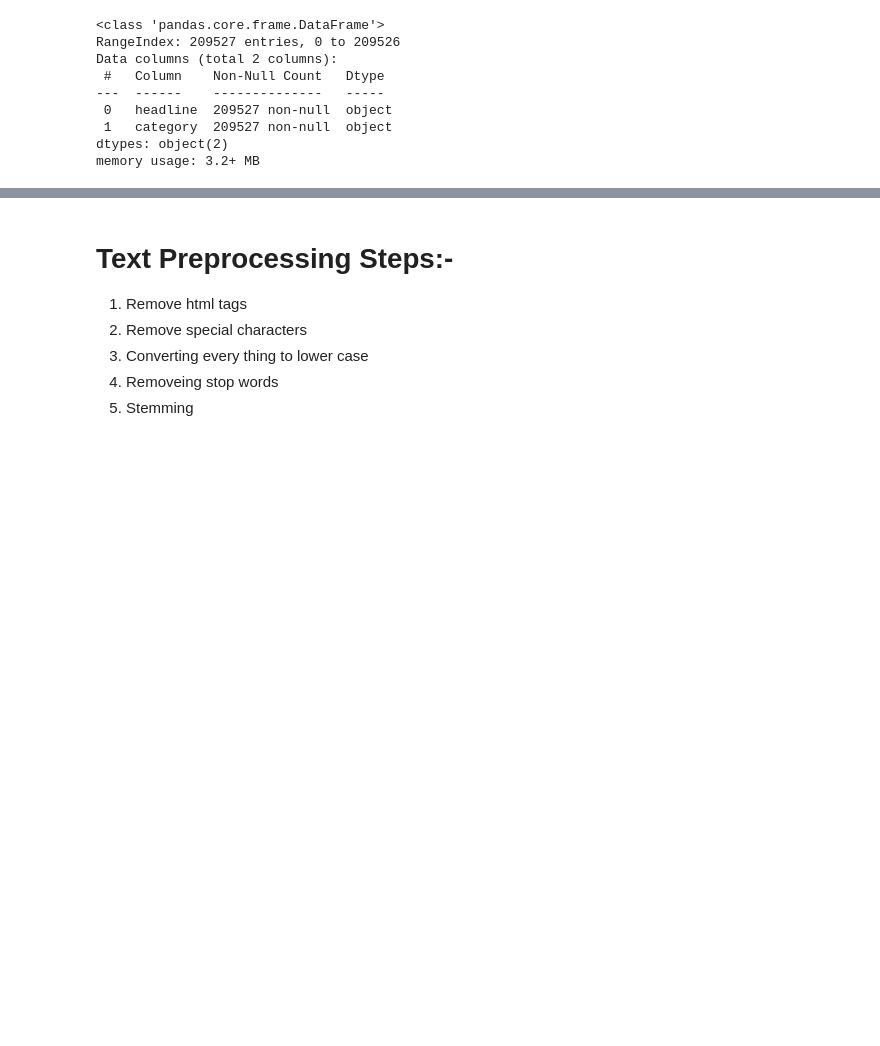
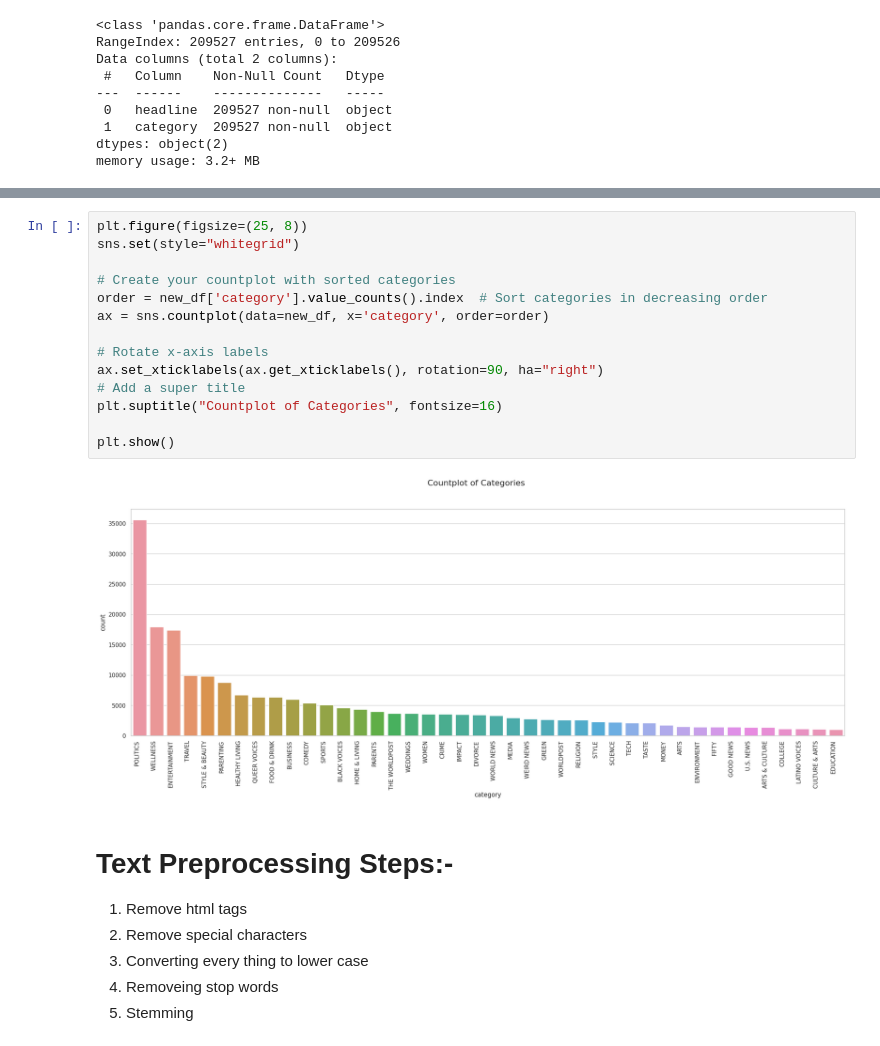
Before and after one commit to rkgupta7463/ML-projects-code, a Jupyter notebook: news_categories_analysis.ipynb, the cells around one changed output, grey strips where cells are left out. Drawn from its saved outputs; the diff is of its cells as text; blank space fills up the shorter version.

```diff
--- a/news_categories_analysis.ipynb
+++ b/news_categories_analysis.ipynb
@@ -99,3 +127,19 @@ memory usage: 3.2+ MB
+# %%
+plt.figure(figsize=(25, 8))
+sns.set(style="whitegrid")
+
+# Create your countplot with sorted categories
+order = new_df['category'].value_counts().index  # Sort categories in decreasing order
+ax = sns.countplot(data=new_df, x='category', order=order)
+
+# Rotate x-axis labels
+ax.set_xticklabels(ax.get_xticklabels(), rotation=90, ha="right")
+# Add a super title
+plt.suptitle("Countplot of Categories", fontsize=16)
+
+plt.show()
+# %% [output]
+[figure, added]
 # %% [markdown]
 # Text Preprocessing Steps:-
 1. Remove html tags
```
Also changed, not shown: parts of 2 cells of this notebook.
